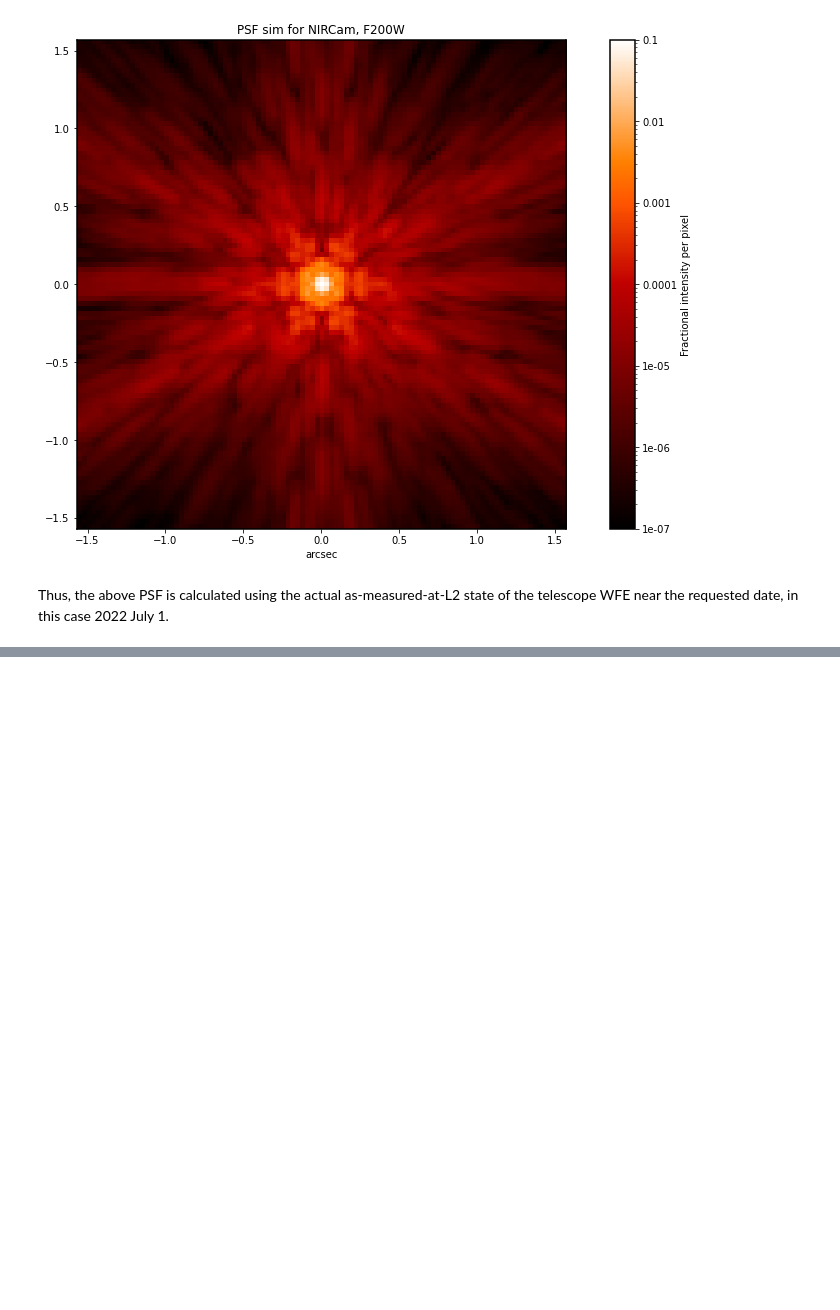
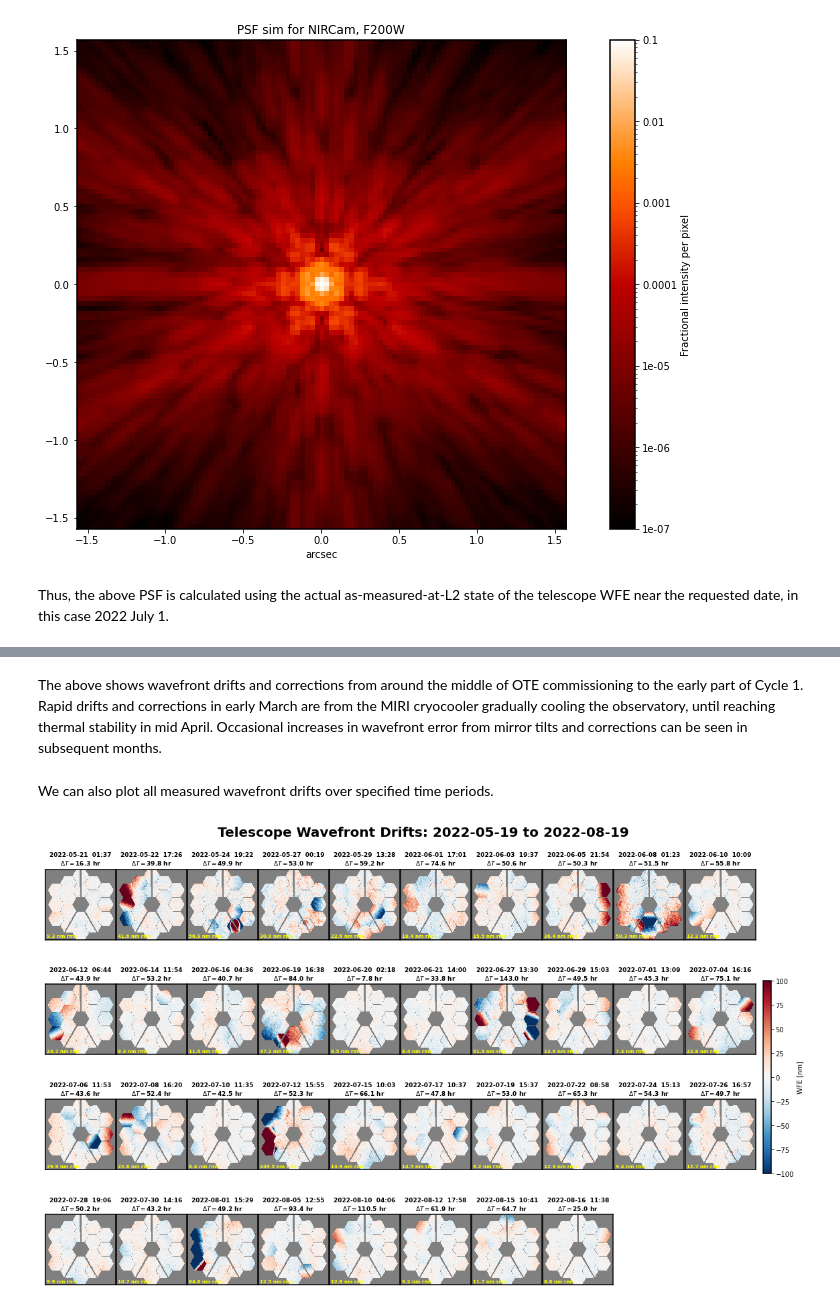
Before and after one commit to spacetelescope/webbpsf, a Jupyter notebook: docs/jwst_measured_opds.ipynb, the cells around one changed output, grey strips where cells are left out. Saved outputs shown, nothing was run; the diff lists cells and outputs as text; code cells hidden in the pictures; blank space fills up the shorter version.

```diff
--- a/docs/jwst_measured_opds.ipynb
+++ b/docs/jwst_measured_opds.ipynb
@@ -69,0 +120,11 @@ Thus, the above PSF is calculated using the actual as-measured-at-L2 state of th
+# %% [markdown]
+The above shows wavefront drifts and corrections from around the middle of OTE commissioning to the early part of Cycle 1.  Rapid drifts and corrections in early March are from the MIRI cryocooler gradually cooling the observatory, until reaching thermal stability in mid April. Occasional increases in wavefront error from mirror tilts and corrections can be seen in subsequent months.
+# %% [markdown]
+We can also plot all measured wavefront drifts over specified time periods.
+# %%
+start_time =  astropy.time.Time('2022-05-19T00:00:00')
+end_time = astropy.time.Time.now()
+
+webbpsf.trending.wavefront_drift_plots(opdtable, start_time=start_time, end_time=end_time, n_per_row=10)
+# %% [output]
+[figure, added]
```
Also changed, not shown: parts of 10 cells of this notebook, 9 other files.
